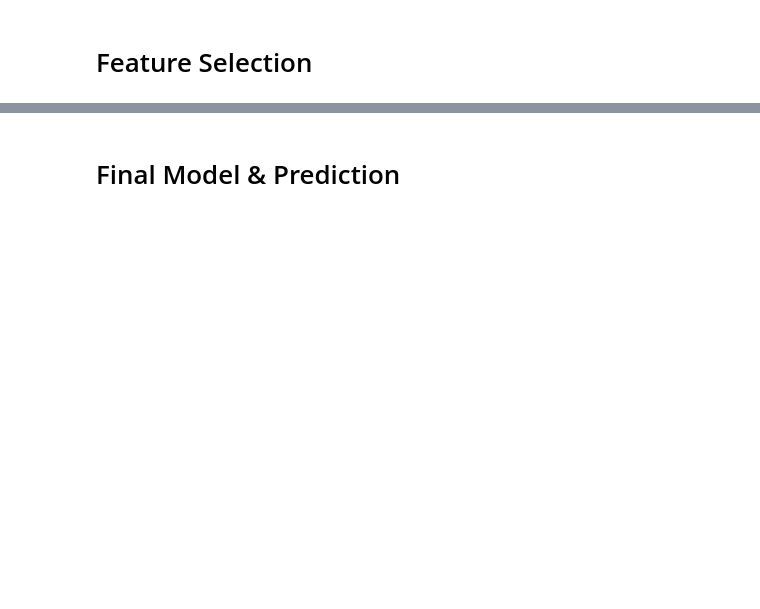
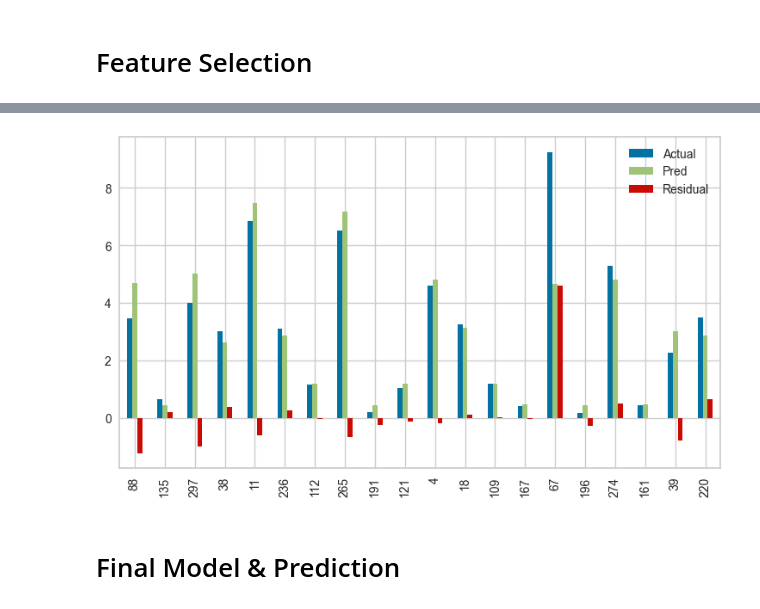
Before and after one commit to ayaramis/DataScience, a Jupyter notebook: Random_Forest/ML_Random Forests Regression 05.03.24 InClass.ipynb, the cells around one changed output, grey strips where cells are left out. Drawn from its saved outputs; the diff is of its cells as text; code cells hidden in the pictures; blank space fills up the shorter version.

```diff
--- a/Random_Forest/ML_Random Forests Regression 05.03.24 InClass.ipynb
+++ b/Random_Forest/ML_Random Forests Regression 05.03.24 InClass.ipynb
@@ -761,0 +962,21 @@ Feature Importances, makine öğrenimi modellerindeki özelliklerin (features) m
+# %%
+X_train,X_test,y_train,y_test=train_test_split(X2, y, test_size=0.1, random_state=1)
+
+# Yei datamıza göre train ve test datamızı tekrar belirliyoruz.
+# %%
+cat2 = ["Seller_Type"]
+
+ord_enc = OrdinalEncoder(handle_unknown='use_encoded_value', unknown_value=-1)
+
+column_trans = make_column_transformer((ord_enc, cat2), remainder='passthrough')
+
+
+operations = [("OrdinalEncoder", column_trans), ("RF_model", RandomForestRegressor(max_depth=3, max_features=6,
+                                                                                   min_samples_leaf=3,
+                                                                                n_estimators=128, random_state=1))]
+
+pipe_model = Pipeline(steps=operations)
+pipe_model.fit(X_train,y_train)
+train_val(pipe_model, X_train, y_train, X_test, y_test)
+
+# 3 feature ile benzer skorlar aldık.
@@ -761,0 +1010,7 @@ Feature Importances, makine öğrenimi modellerindeki özelliklerin (features) m
+# %%
+y_pred = pipe_model.predict(X_test)
+my_dict = { 'Actual': y_test, 'Pred': y_pred, 'Residual': y_test-y_pred }
+compare = pd.DataFrame(my_dict)
+# %%
+comp_sample = compare.sample(20)
+comp_sample
@@ -762,2 +1035,7 @@ Feature Importances, makine öğrenimi modellerindeki özelliklerin (features) m
+# %%
+comp_sample.plot(kind='bar',figsize=(9,5))
+plt.show()
+# %% [output]
+[figure, added]
 # %% [markdown]
 # Final Model & Prediction
```
Also changed, not shown: parts of 28 cells of this notebook.
